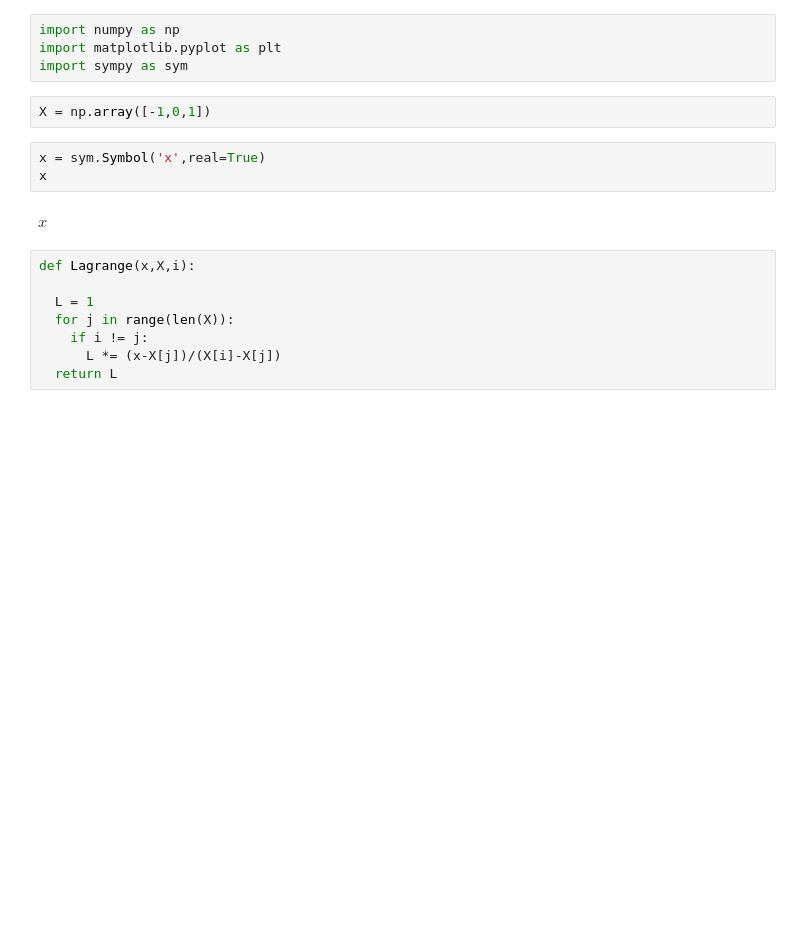
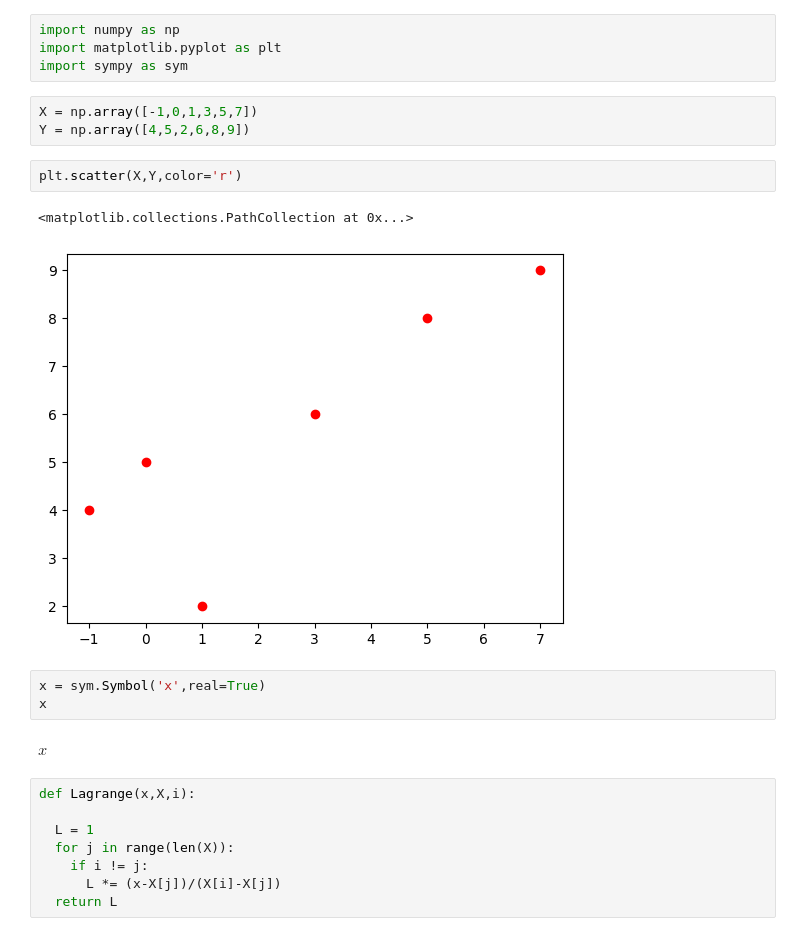
Before and after one commit to asegura4488/MetodosComputacionalesI, a Jupyter notebook: Semana4/Interpolacion.ipynb, the cells around one changed output. Saved outputs shown, nothing was run; the diff lists cells and outputs as text; blank space fills up the shorter version.

```diff
--- a/Semana4/Interpolacion.ipynb
+++ b/Semana4/Interpolacion.ipynb
@@ -5,7 +5,13 @@ import numpy as np
 import matplotlib.pyplot as plt
 import sympy as sym
 # %%
-X = np.array([-1,0,1])
+X = np.array([-1,0,1,3,5,7])
+Y = np.array([4,5,2,6,8,9])
+# %%
+plt.scatter(X,Y,color='r')
+# %% [output]
+<matplotlib.collections.PathCollection at 0x...>
+[figure, added]
 # %%
 x = sym.Symbol('x',real=True)
 x
```
Also changed, not shown: parts of 8 cells of this notebook.
